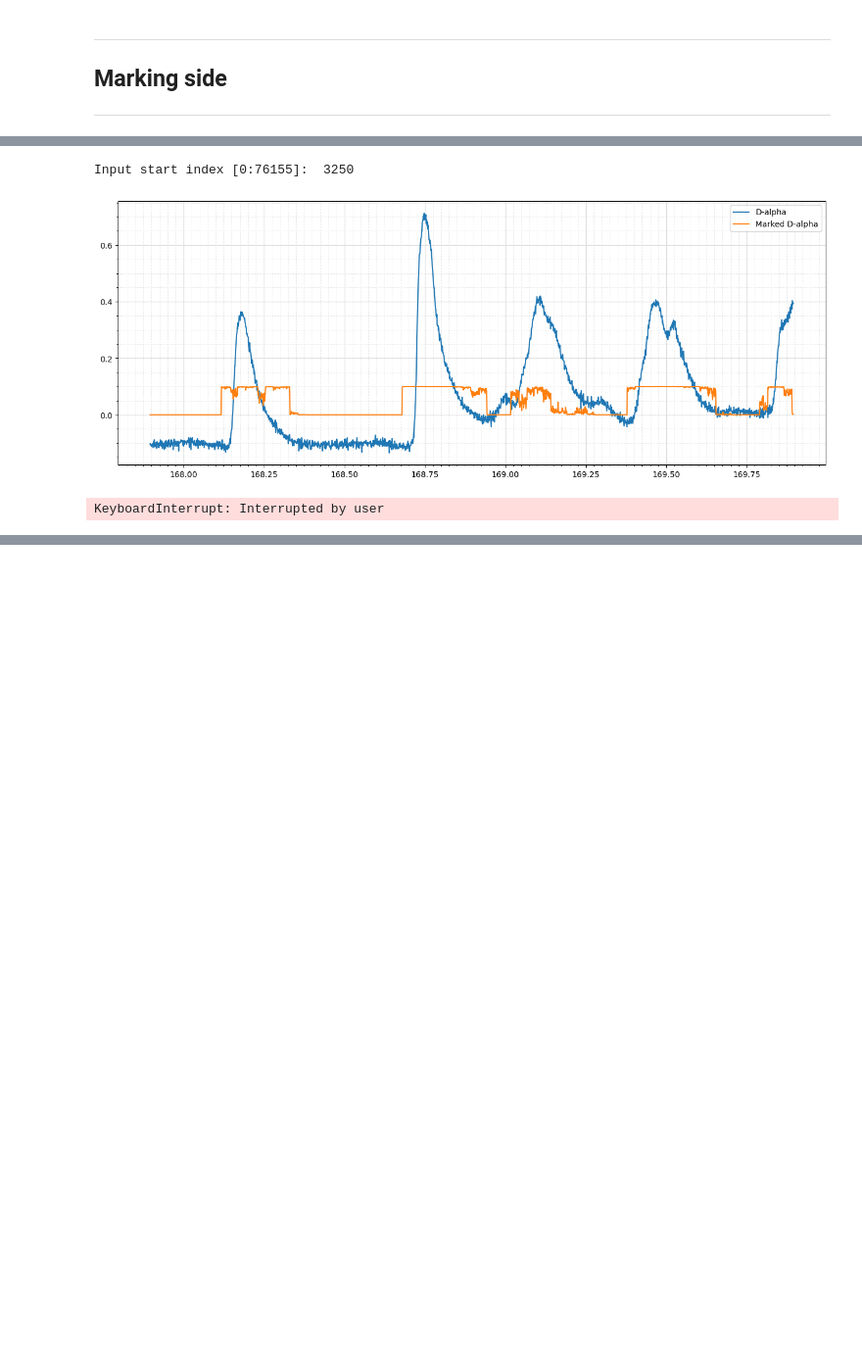
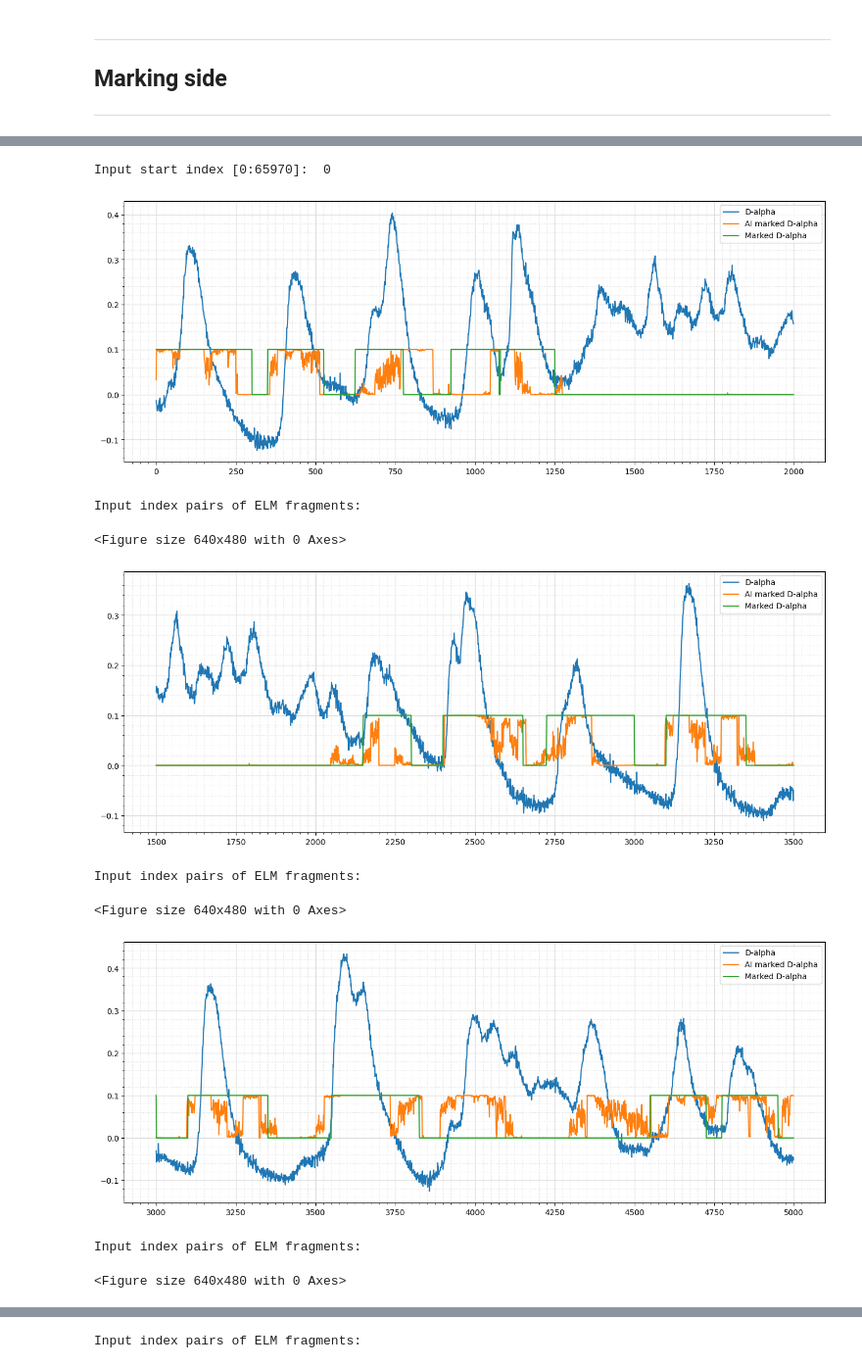
Before and after one commit to feodorrussia/D-alpha-instability-search, a Jupyter notebook: NN training.ipynb, the cells around one changed output, grey strips where cells are left out. Shown at 98% size. Drawn from its saved outputs; the diff is of its cells as text; code cells hidden in the pictures; blank space fills up the shorter version.

Commit message:
Write new functions to mark, process & evaluate signals

```diff
--- a/NN training.ipynb
+++ b/NN training.ipynb
@@ -216,8 +223,8 @@ recall = tf.keras.metrics.Recall()
 # %%
 NUM_EPOCHS = 100
-ckpt_v = 3
+callbacks_metric = 'val_precision_1'
+ckpt_v = 4
 checkpoint_filepath = f'models/ckpt/checkpoint_{ckpt_v}.weights.h5'
-callbacks_metric = 'val_precision'
 callbacks_list = [tf.keras.callbacks.ModelCheckpoint(filepath=checkpoint_filepath,
                                                      save_weights_only=True,
                                                      monitor=callbacks_metric,
@@ -266,14 +271,15 @@ from source.Files_operating import read_dataFile
 interval_path = "data/intervals/"
 signal_path = "data/d-alpha/"
 
-check_filename = "sht44185"
+check_filename = "sht44184"
 check_F_ID = check_filename[-5:]
 
-if os.path.isfile(f"data/intervals/df/{check_F_ID}_data.csv"):
-    new_df = pd.read_csv(f"data/intervals/df/{check_F_ID}_data.csv", sep=",")
+if os.path.isfile(interval_path + f"df/{check_F_ID}_data.csv"):
+    new_df = pd.read_csv(interval_path + f"df/{check_F_ID}_data.csv", sep=",")
 else:
-    new_df = read_dataFile(interval_path + check_filename + "_exportGlobus2.dat", F_ID)
-    new_df["ch1_marked"] = pd.Series([0] * df.shape[0])
+    new_df = pd.read_csv(interval_path + f"{check_filename}.txt", sep=",")  # read_dataFile(interval_path + check_filename + ".txt", check_F_ID)  # "_exportGlobus2.dat"
+    new_df["ch1_marked"] = pd.Series([0] * new_df.shape[0])
+    new_df["ch1_ai_marked"] = pd.Series([0] * new_df.shape[0])
 
 new_df.head()
 # %% [output]
@@ -280,0 +292,3 @@ FileNotFoundError: [Errno 2] No such file or directory: 'data/intervals/sht44185
+# %%
+new_df = new_df.rename(columns={"D-alpha_h50": "ch1"})
+new_df.head()
@@ -281,7 +306,7 @@ FileNotFoundError: [Errno 2] No such file or directory: 'data/intervals/sht44185
 # %%
 l_edge = 0
 POINTS_DIM = 1024
-step = 256
+step = 512
 
 # slice_data = X_train
 # print(slice_data.shape)
@@ -290,16 +315,16 @@ step = 256
 # print(predictions.shape)
 
 while l_edge + POINTS_DIM < new_df.shape[0]:
-    predictions = model.predict(np.array([normalise_series(new_df.loc[l_edge:l_edge + POINTS_DIM - 1, "ch1"])]))
+    predictions = model.predict(np.array([normalise_series(new_df.loc[l_edge:l_edge + POINTS_DIM - 1, "ch1"])]), verbose=0)
     for i in range(0, POINTS_DIM):
-        new_df.loc[l_edge + i, "ch1_marked"] = predictions[0][i]  # min(new_df.loc[l_edge + i, "ch1_marked"] + predictions[0][i], 1)
+        new_df.loc[l_edge + i, "ch1_ai_marked"] = predictions[0][i]  # min(new_df.loc[l_edge + i, "ch1_marked"] + predictions[0][i], 1)
     l_edge += step
 
 if l_edge + POINTS_DIM - step != new_df.shape[0] - 1:
     predictions = model.predict(np.array([new_df.loc[new_df.shape[0] - POINTS_DIM:new_df.shape[0], "ch1"]]))
     for i in range(0, POINTS_DIM):
-        new_df.loc[new_df.shape[0] - POINTS_DIM + i, "ch1_marked"] = predictions[0][i]  # min(new_df.loc[new_df.shape[0] - POINTS_DIM + i, "ch1_marked"] + predictions[0][i], 1)
+        new_df.loc[new_df.shape[0] - POINTS_DIM + i, "ch1_ai_marked"] = predictions[0][i]  # min(new_df.loc[new_df.shape[0] - POINTS_DIM + i, "ch1_marked"] + predictions[0][i], 1)
 
 new_df.head()
-new_df.to_csv(f"data/intervals/df/{check_F_ID}_data.csv", index=False)
+new_df.to_csv(signal_path + f"df/{check_F_ID}_data.csv", index=False)
 # %% [output]
@@ -324,6 +332,7 @@ KeyboardInterrupt:
 # %%
 import matplotlib.pyplot as plt
 from matplotlib.ticker import AutoMinorLocator
+
 
 l_edge = int(input(f"Input start index [0:{new_df.shape[0]}]: ").strip().split()[0])
 step = 1500
@@ -337,33 +346,41 @@ while l_edge < new_df.shape[0]:
 
     r_edge = min(l_edge + width, new_df.shape[0])
 
     ax.plot(range(l_edge, r_edge), normalise_series(new_df.ch1)[l_edge:r_edge], label="D-alpha")  # new_df.iloc[l_edge:r_edge].t
     # ax.plot(range(l_edge, r_edge), new_df.ch1_filter_norm[l_edge:r_edge], label="Filtered D-alpha")
+    ax.plot(range(l_edge, r_edge), new_df.ch1_ai_marked[l_edge:r_edge] / 10, label="AI marked D-alpha")
     ax.plot(range(l_edge, r_edge), new_df.ch1_marked[l_edge:r_edge] / 10, label="Marked D-alpha")
 
     ax.grid(which='major', color='#DDDDDD', linewidth=0.9)
     ax.grid(which='minor', color='#DDDDDD', linestyle=':', linewidth=0.7)
     ax.minorticks_on()
     ax.xaxis.set_minor_locator(AutoMinorLocator(10))
     ax.legend()
     plt.show()
 
     res = list(map(int, input("Input index pairs of ELM fragments:\n").strip().split()))
     for i in range(0, len(res), 2):
         if (new_df.loc[res[i]:res[i + 1], "ch1_marked"] == 1).all():
             new_df.loc[res[i]:res[i + 1], "ch1_marked"] = 0
         elif (new_df.loc[res[i]:res[i + 1], "ch1_marked"] == 1).any():
             if input("Input y to set 1, n to set 0").lower() in ["y", "н"]:
                 new_df.loc[res[i]:res[i + 1], "ch1_marked"] = 1
             else:
                 new_df.loc[res[i]:res[i + 1], "ch1_marked"] = 0
         else:
             new_df.loc[res[i]:res[i + 1], "ch1_marked"] = 1
 
     plt.close()
     plt.clf()
     l_edge += step
 # %% [output]
-Input start index [0:76155]:  3250
+Input start index [0:65970]:  0
-[figure, old version]
+[figure, new version]
-KeyboardInterrupt: Interrupted by user
+Input index pairs of ELM fragments:
+<Figure size 640x480 with 0 Axes>
+[figure, added]
+Input index pairs of ELM fragments:
+<Figure size 640x480 with 0 Axes>
+[figure, added]
+Input index pairs of ELM fragments:
+<Figure size 640x480 with 0 Axes>
@@ -369,0 +388 @@ KeyboardInterrupt: Interrupted by user
+Input index pairs of ELM fragments:
```
Also changed, not shown: parts of 25 cells of this notebook.
